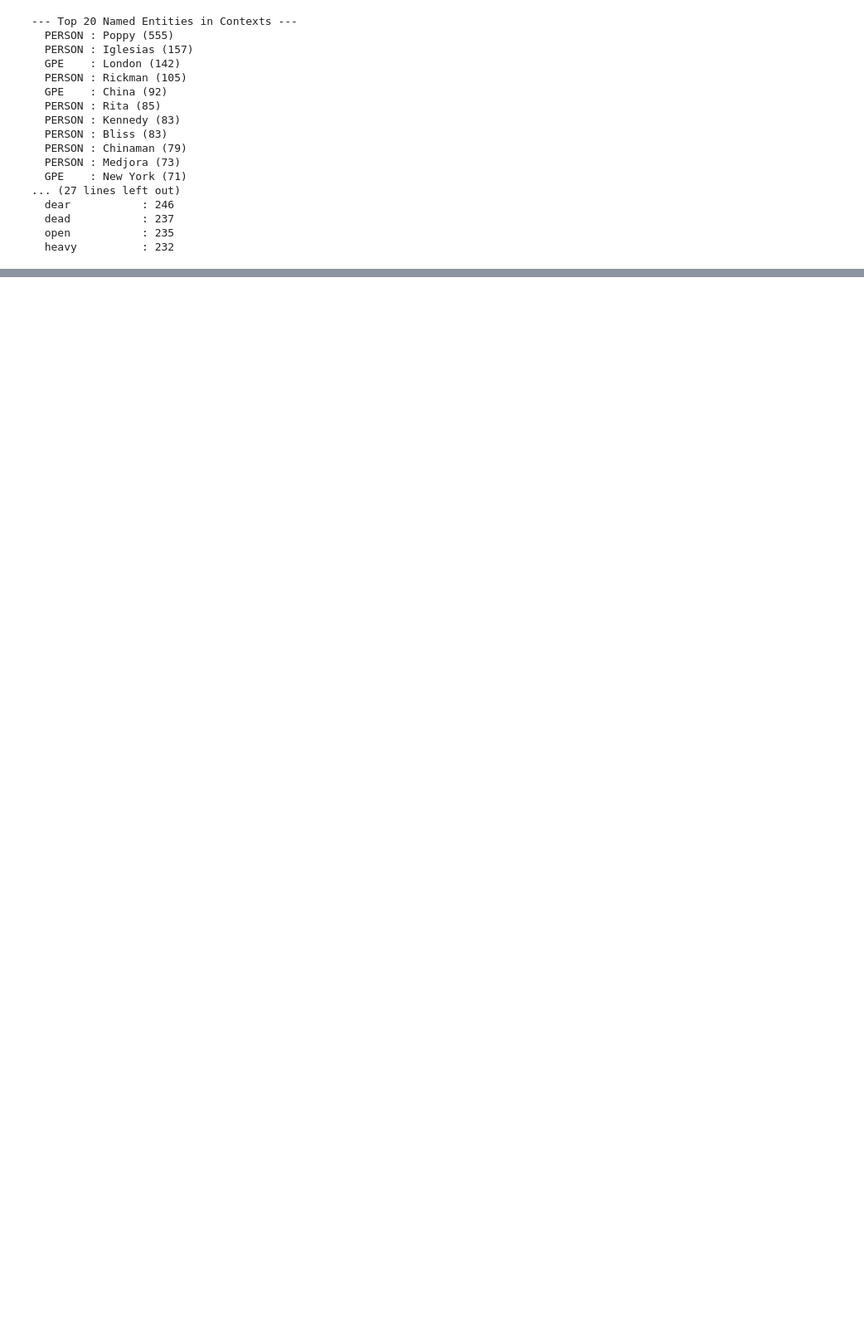
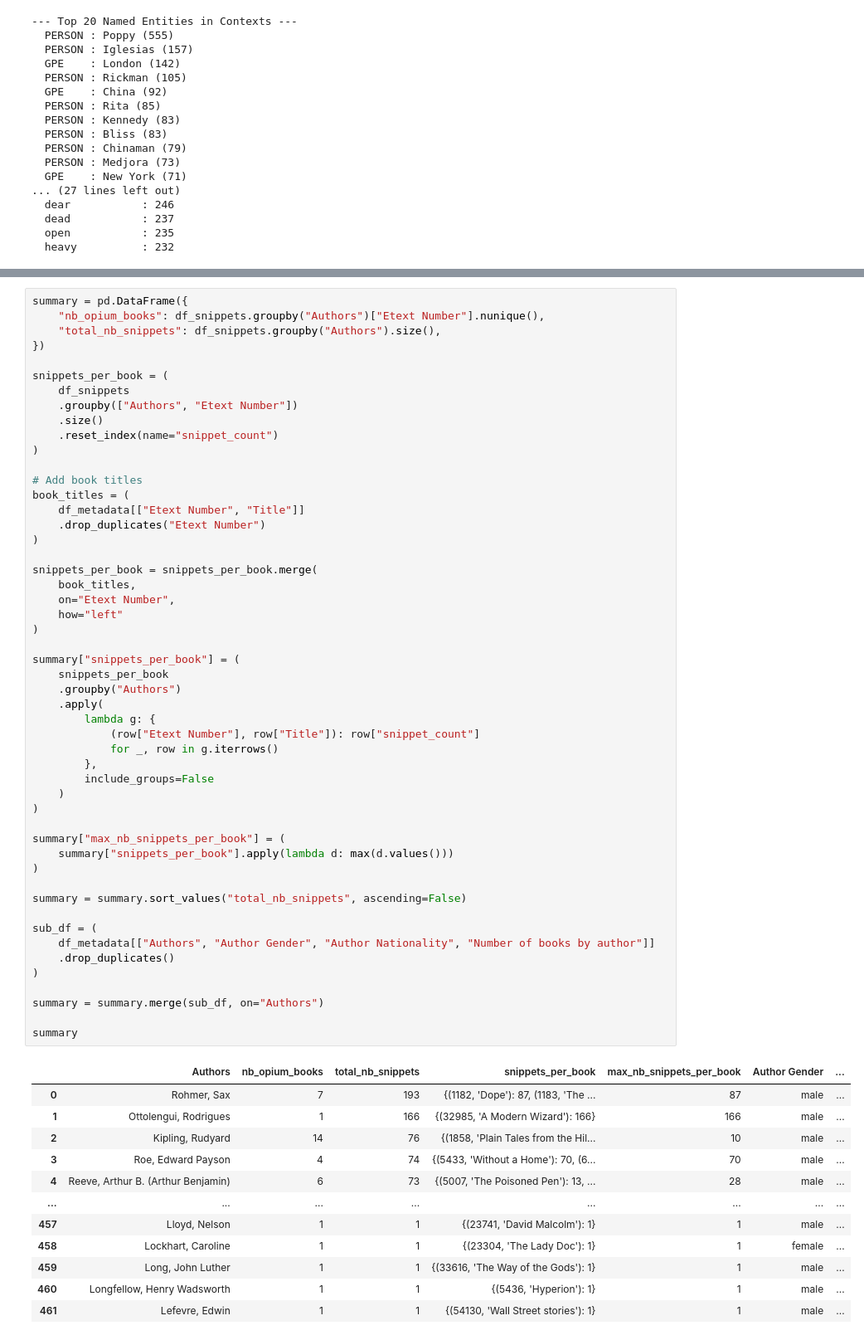
Before and after one commit to eglantine-vialaneix/opium-gutenberg, a Jupyter notebook: code/2_exploration/total_snippets_extraction.ipynb, the cells around one changed output, grey strips where cells are left out. Shown at 83% size. Drawn from its saved outputs; the diff is of its cells as text; blank space fills up the shorter version.

```diff
--- a/code/2_exploration/total_snippets_extraction.ipynb
+++ b/code/2_exploration/total_snippets_extraction.ipynb
@@ -169,0 +196,64 @@ for a, c in adj_counts:
+# %%
+summary = pd.DataFrame({
+    "nb_opium_books": df_snippets.groupby("Authors")["Etext Number"].nunique(),
+    "total_nb_snippets": df_snippets.groupby("Authors").size(),
+})
+
+snippets_per_book = (
+    df_snippets
+    .groupby(["Authors", "Etext Number"])
+    .size()
+    .reset_index(name="snippet_count")
+)
+
+# Add book titles
+book_titles = (
+    df_metadata[["Etext Number", "Title"]]
+    .drop_duplicates("Etext Number")
+)
+
+snippets_per_book = snippets_per_book.merge(
+    book_titles,
+    on="Etext Number",
+    how="left"
+)
+
+summary["snippets_per_book"] = (
+    snippets_per_book
+    .groupby("Authors")
+    .apply(
+        lambda g: {
+            (row["Etext Number"], row["Title"]): row["snippet_count"]
+            for _, row in g.iterrows()
+        },
+        include_groups=False
+    )
+)
+
+summary["max_nb_snippets_per_book"] = (
+    summary["snippets_per_book"].apply(lambda d: max(d.values()))
+)
+
+summary = summary.sort_values("total_nb_snippets", ascending=False)
+
+sub_df = (
+    df_metadata[["Authors", "Author Gender", "Author Nationality", "Number of books by author"]]
+    .drop_duplicates()
+)
+
+summary = summary.merge(sub_df, on="Authors")
+
+summary
+# %% [output]
+|  | Authors | nb_opium_books | total_nb_snippets | snippets_per_book | max_nb_snippets_per_book | Author Gender | ... |
+| 0 | Rohmer, Sax | 7 | 193 | {(1182, 'Dope'): 87, (1183, 'The ... | 87 | male | ... |
+| 1 | Ottolengui, Rodrigues | 1 | 166 | {(32985, 'A Modern Wizard'): 166} | 166 | male | ... |
+| 2 | Kipling, Rudyard | 14 | 76 | {(1858, 'Plain Tales from the Hil... | 10 | male | ... |
+| 3 | Roe, Edward Payson | 4 | 74 | {(5433, 'Without a Home'): 70, (6... | 70 | male | ... |
+| 4 | Reeve, Arthur B. (Arthur Benjamin) | 6 | 73 | {(5007, 'The Poisoned Pen'): 13, ... | 28 | male | ... |
+| ... | ... | ... | ... | ... | ... | ... | ... |
+| 457 | Lloyd, Nelson | 1 | 1 | {(23741, 'David Malcolm'): 1} | 1 | male | ... |
+| 458 | Lockhart, Caroline | 1 | 1 | {(23304, 'The Lady Doc'): 1} | 1 | female | ... |
+| 459 | Long, John Luther | 1 | 1 | {(33616, 'The Way of the Gods'): 1} | 1 | male | ... |
+| 460 | Longfellow, Henry Wadsworth | 1 | 1 | {(5436, 'Hyperion'): 1} | 1 | male | ... |
+| 461 | Lefevre, Edwin | 1 | 1 | {(54130, 'Wall Street stories'): 1} | 1 | male | ... |
```
Also changed, not shown: parts of 6 cells of this notebook, 1 other file.
